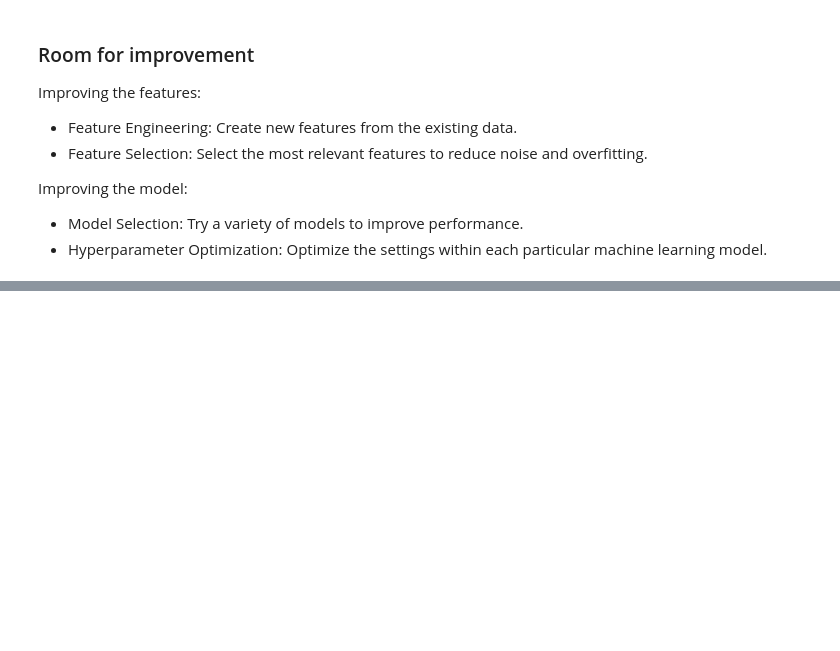
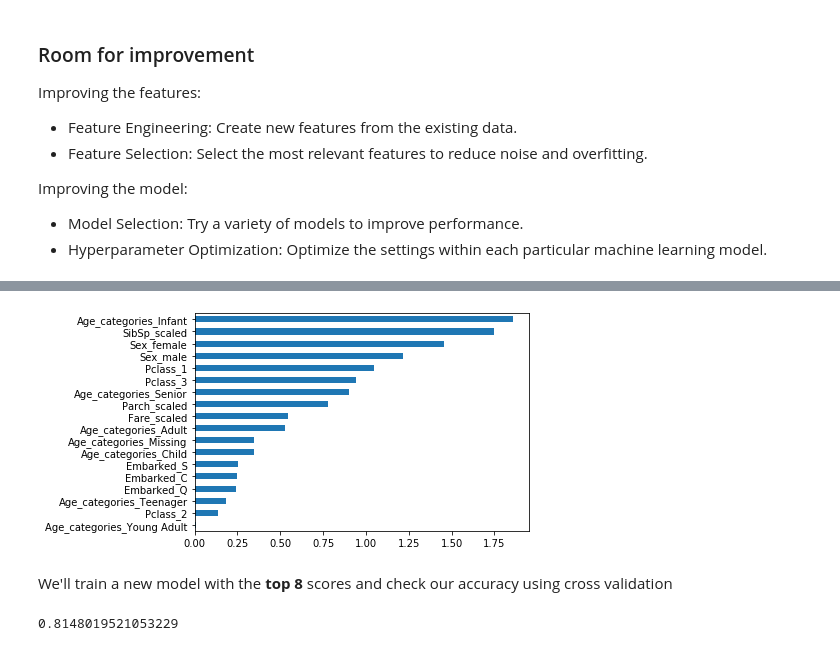
Before and after one commit to Ajitm27/Titanic_Machine_Learning_form_disaster, a Jupyter notebook: Titanic_Machine Learning from Disaster.ipynb, the cells around one changed output, grey strips where cells are left out. Drawn from its saved outputs; the diff is of its cells as text; code cells hidden in the pictures; blank space fills up the shorter version.

```diff
--- a/Titanic_Machine Learning from Disaster.ipynb
+++ b/Titanic_Machine Learning from Disaster.ipynb
@@ -251,0 +331,22 @@ Improving the model:
+# %%
+#Sort and turing all positive for easy interpretation
+ordered_feature_importance = feature_importance.abs().sort_values()
+ordered_feature_importance.plot.barh()
+plt.show()
+# %% [output]
+[figure, added]
+# %% [markdown]
+We'll train a new model with the **top 8** scores and check our accuracy using cross validation
+# %%
+columns = ['Age_categories_Infant', 'SibSp_scaled', 'Sex_female', 'Sex_male',
+       'Pclass_1', 'Pclass_3', 'Age_categories_Senior', 'Parch_scaled']
+
+all_x = train[columns]
+all_y = train['Survived']
+
+lr = LogisticRegression()
+scores = cross_val_score(lr, all_x, all_y, cv=10)
+accuracy = scores.mean()
+print(accuracy)
+# %% [output]
+0.8148019521053229
```
Also changed, not shown: parts of 27 cells of this notebook.
